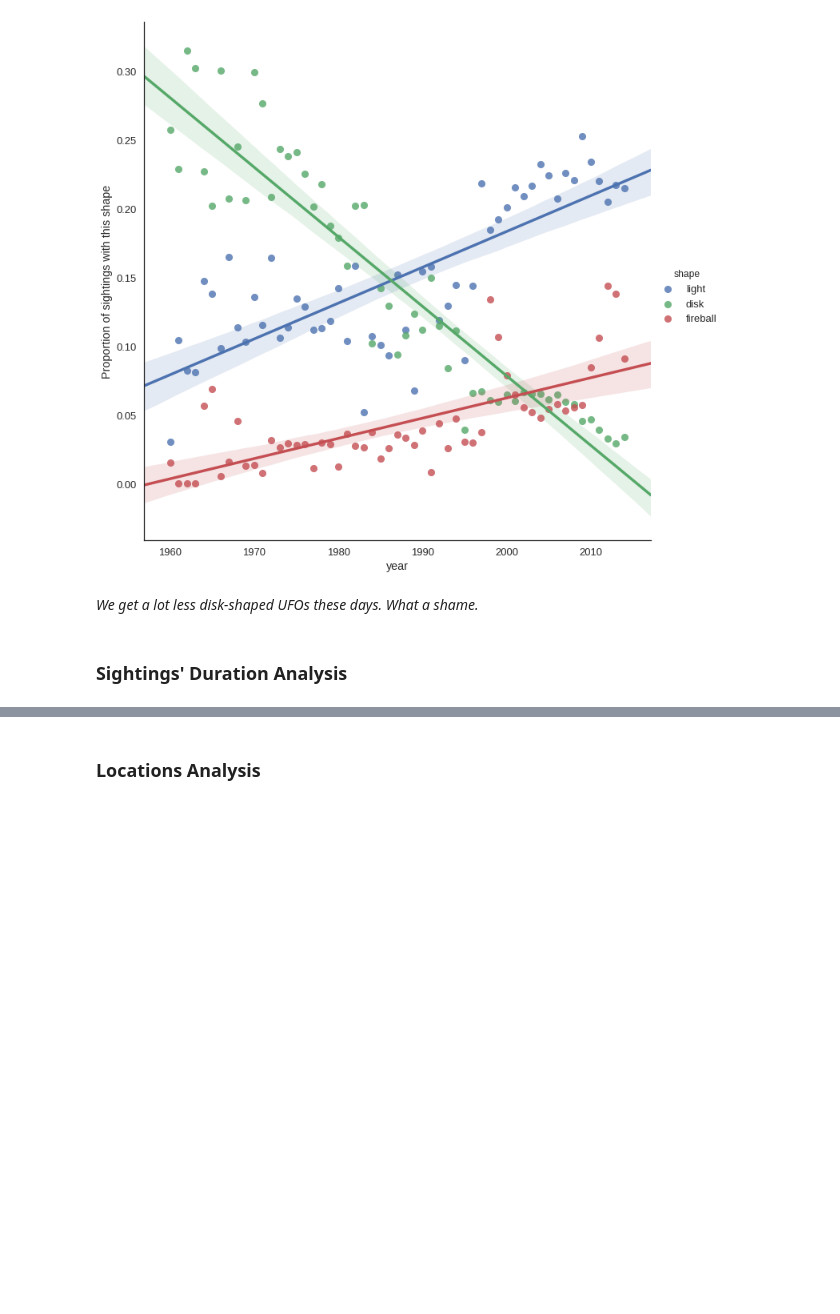
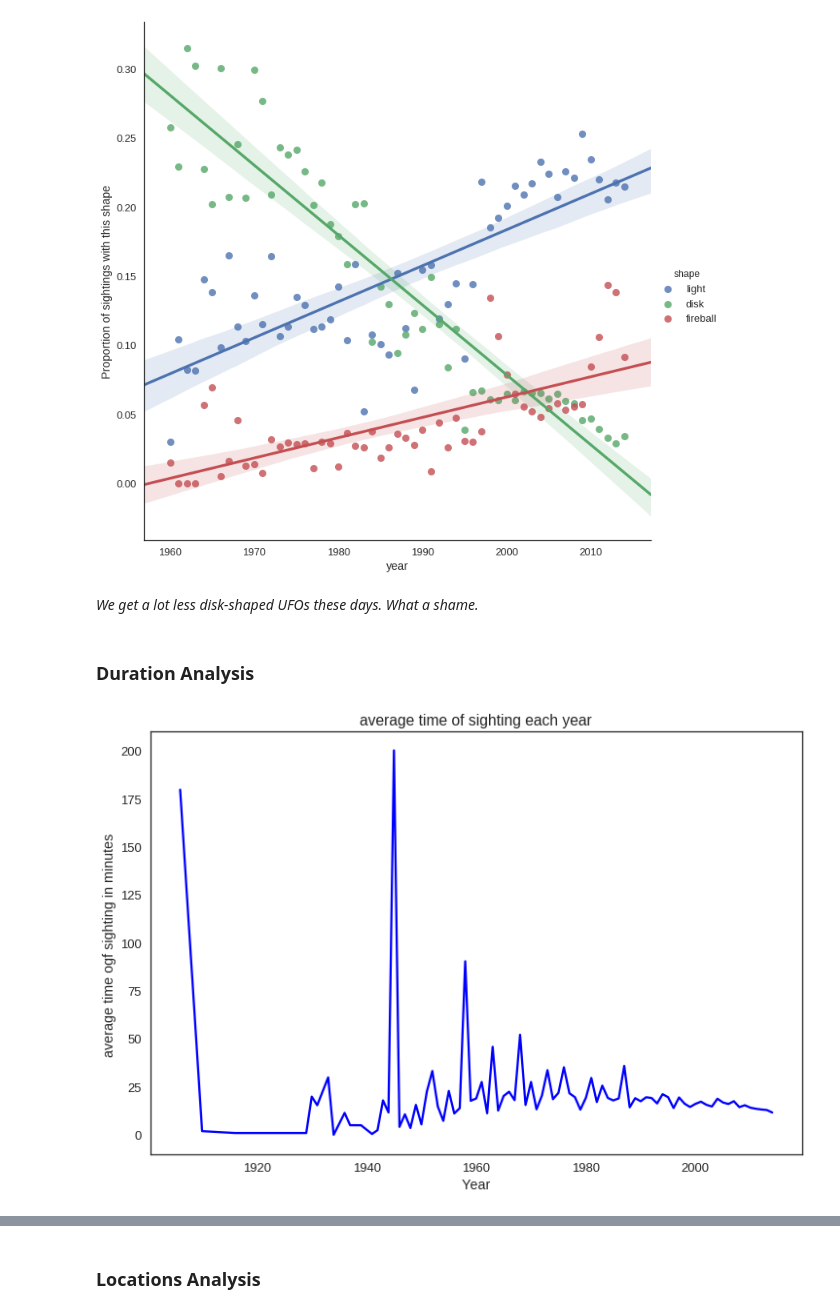
Before and after one commit to shahamran/needle, a Jupyter notebook: Aliens.ipynb, the cells around one changed output, grey strips where cells are left out. Drawn from its saved outputs; the diff is of its cells as text; code cells hidden in the pictures; blank space fills up the shorter version.

```diff
--- a/Aliens.ipynb
+++ b/Aliens.ipynb
@@ -134,4 +148,4 @@ def plot_shape_distributions(years_range, selected_shapes):
 # %% [markdown]
 _We get a lot less disk-shaped UFOs these days. What a shame._
 # %% [markdown]
-### Sightings' Duration Analysis
+### Duration Analysis
@@ -137,0 +209,4 @@ _We get a lot less disk-shaped UFOs these days. What a shame._
+# %%
+averageDurationPerYear()
+# %% [output]
+[figure, added]
```
Also changed, not shown: parts of 9 cells of this notebook, 1 other file.
